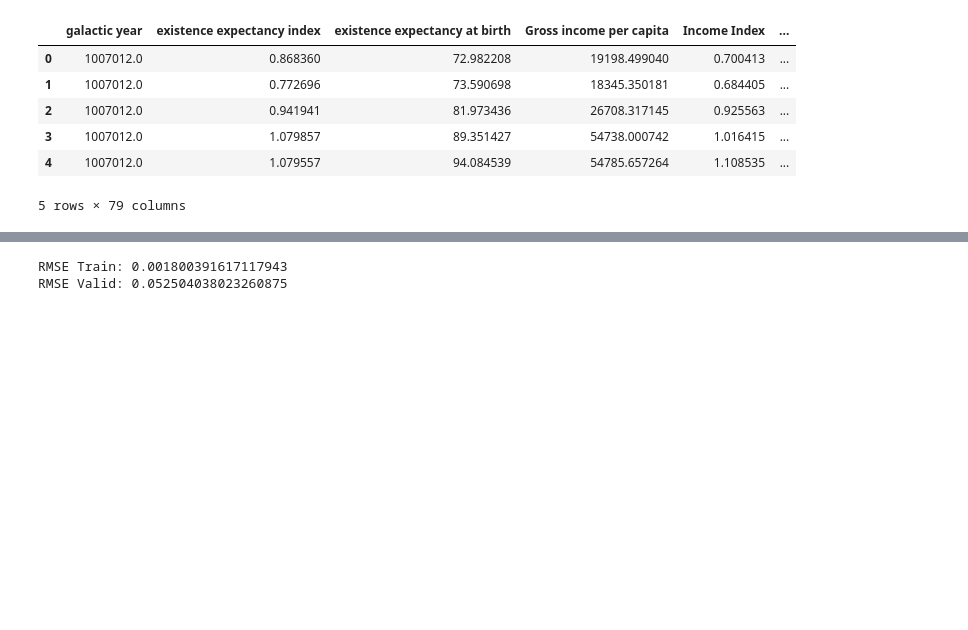
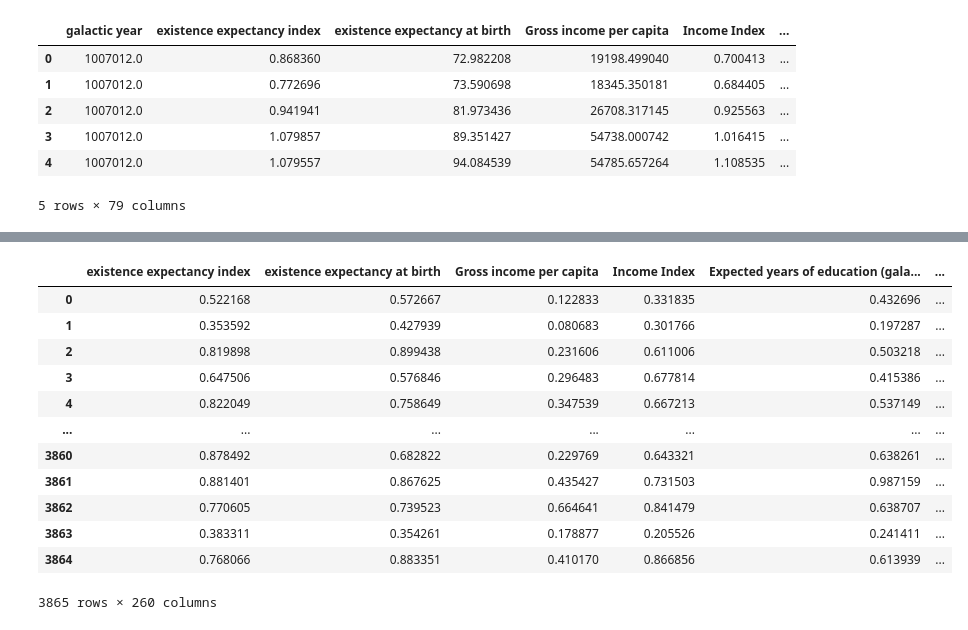
Before and after one commit to devrimcavusoglu/prohack, a Jupyter notebook: notebooks/modeling/lgb_mf_imputation.ipynb, the cells around one changed output, grey strips where cells are left out. Cells and saved outputs as stored; diff of their text form; code cells hidden in the pictures; blank space fills up the shorter version.

```diff
--- a/notebooks/modeling/lgb_mf_imputation.ipynb
+++ b/notebooks/modeling/lgb_mf_imputation.ipynb
@@ -70,5 +59,0 @@ from lightgbm import LGBMRegressor
-# %%
-train.rename(columns={
-    "Unemployment, youth (% ages 15–24)": "Unemployment..youth....ages.15a..24.",
-    "Population, ages 15–64 (millions)": "Population..ages.15a..64..millions."
-}, inplace=True)
@@ -75,3 +81,28 @@ train.rename(columns={
 # %%
 train = pd.get_dummies(train)
+# %%
+scaler = MinMaxScaler()
+
+train_temp = train.drop(['galactic year', 'y'], axis=1)
+train_sc = scaler.fit_transform(train_temp)
+train_sc = pd.DataFrame(train_sc, columns=train_temp.columns)
+del train_temp; gc.collect()
+
+train_sc['galactic year'] = train['galactic year']
+train_sc['y'] = train['y']
+train_sc
+# %% [output]
+|  | existence expectancy index | existence expectancy at birth | Gross income per capita | Income Index | Expected years of education (gala... | ... |
+| 0 | 0.522168 | 0.572667 | 0.122833 | 0.331835 | 0.432696 | ... |
+| 1 | 0.353592 | 0.427939 | 0.080683 | 0.301766 | 0.197287 | ... |
+| 2 | 0.819898 | 0.899438 | 0.231606 | 0.611006 | 0.503218 | ... |
+| 3 | 0.647506 | 0.576846 | 0.296483 | 0.677814 | 0.415386 | ... |
+| 4 | 0.822049 | 0.758649 | 0.347539 | 0.667213 | 0.537149 | ... |
+| ... | ... | ... | ... | ... | ... | ... |
+| 3860 | 0.878492 | 0.682822 | 0.229769 | 0.643321 | 0.638261 | ... |
+| 3861 | 0.881401 | 0.867625 | 0.435427 | 0.731503 | 0.987159 | ... |
+| 3862 | 0.770605 | 0.739523 | 0.664641 | 0.841479 | 0.638707 | ... |
+| 3863 | 0.383311 | 0.354261 | 0.178877 | 0.205526 | 0.241411 | ... |
+| 3864 | 0.768066 | 0.883351 | 0.410170 | 0.866856 | 0.613939 | ... |
+3865 rows × 260 columns
 # %%
@@ -88,9 +115,0 @@ from sklearn.metrics import mean_squared_error
-# %%
-y_pred_train = lgbm.predict(train_set[X])
-y_pred_val = lgbm.predict(val_set[X])
-
-print(f'RMSE Train:', mean_squared_error(train_set[y], y_pred_train, squared=False))
-print(f'RMSE Valid:', mean_squared_error(val_set[y], y_pred_val, squared=False))
-# %% [output]
-RMSE Train: 0.001800391617117943
-RMSE Valid: 0.052504038023260875
```
Also changed, not shown: parts of 15 cells of this notebook, 2 other files.
